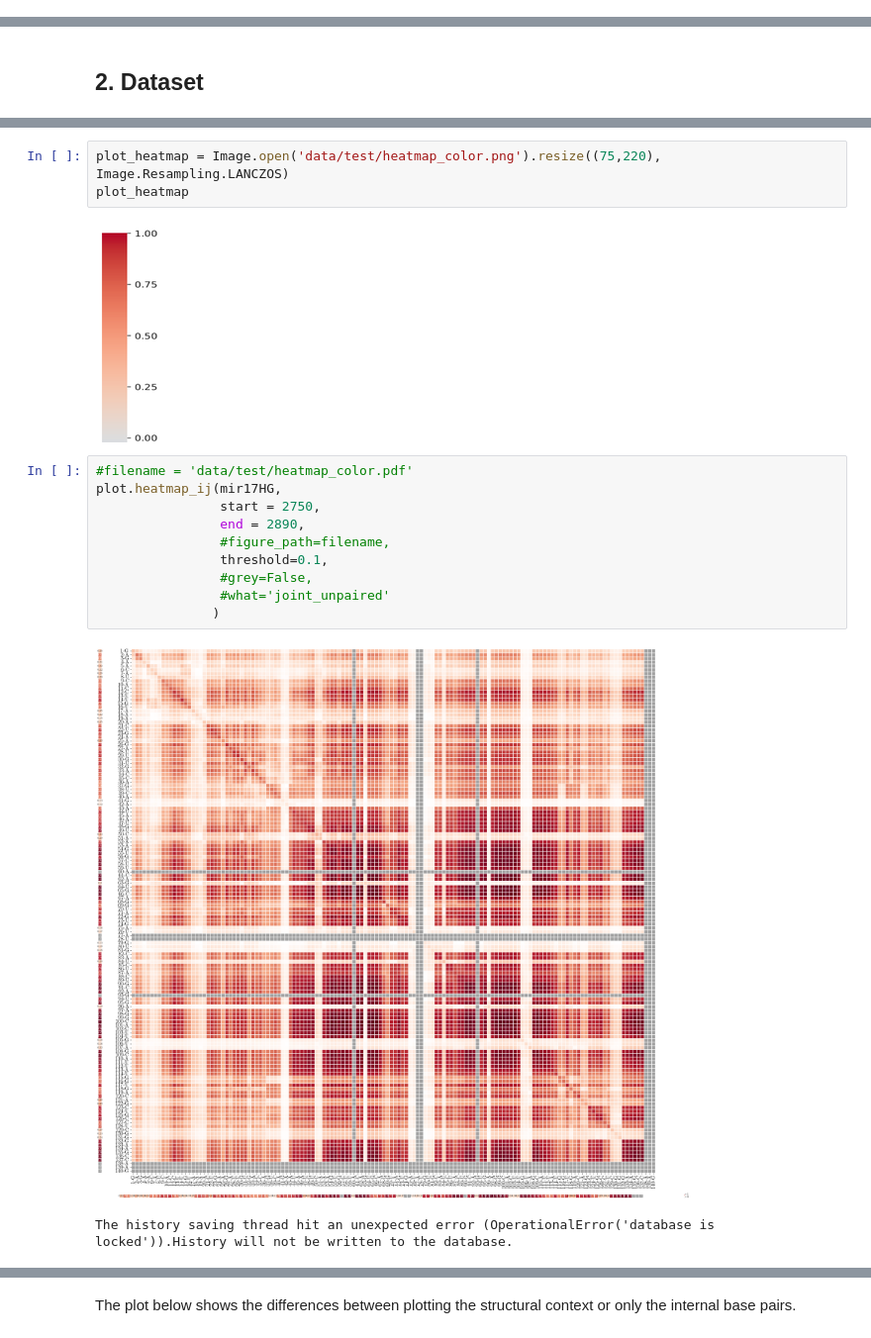
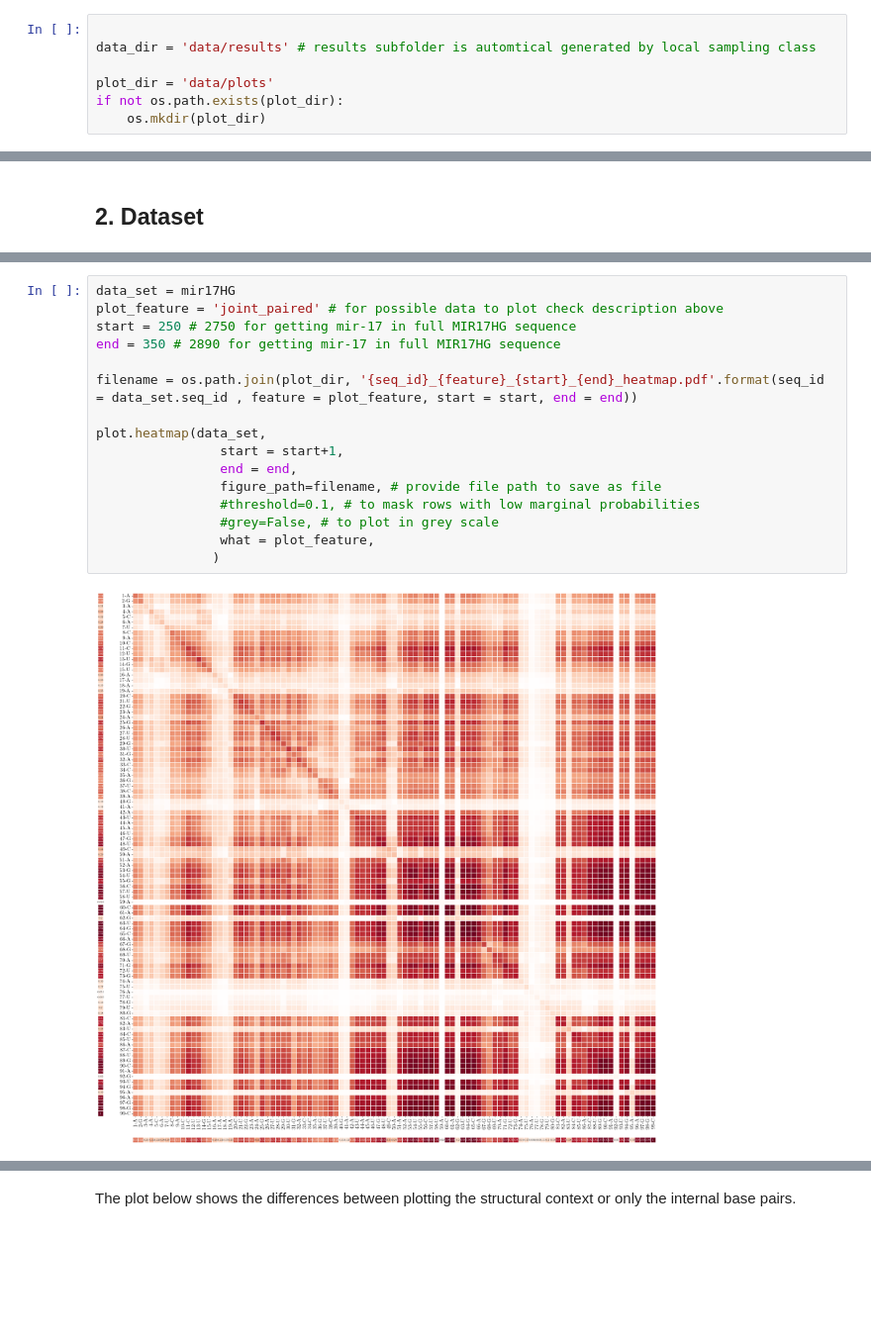
Before and after one commit to ViennaRNA/PLfoldSampling, a Jupyter notebook: PLfold_tutorial.ipynb, the cells around one changed output, grey strips where cells are left out. Shown: that part at 99% size. Cells and saved outputs as stored; diff of their text form; blank space fills up the shorter version.

```diff
--- a/PLfold_tutorial.ipynb
+++ b/PLfold_tutorial.ipynb
@@ -16,3 +19,10 @@ from PIL import Image
+# %%
+
+data_dir = 'data/results' # results subfolder is automtical generated by local sampling class
+
+plot_dir = 'data/plots'
+if not os.path.exists(plot_dir):
+    os.mkdir(plot_dir)
 # %% [markdown]
 ## 1. Implementation
 
@@ -155,18 +261,18 @@ In the context of conditional probabilities: If the condition is fullfilled with
-# %%
-plot_heatmap = Image.open('data/test/heatmap_color.png').resize((75,220), Image.Resampling.LANCZOS)
-plot_heatmap
-# %% [output]
-[figure, removed]
 # %%
-#filename = 'data/test/heatmap_color.pdf'
-plot.heatmap_ij(mir17HG,
-                start = 2750,
-                end = 2890,
-                #figure_path=filename,
-                threshold=0.1,
-                #grey=False,
-                #what='joint_unpaired'
+data_set = mir17HG
+plot_feature = 'joint_paired' # for possible data to plot check description above
+start = 250 # 2750 for getting mir-17 in full MIR17HG sequence
+end = 350 # 2890 for getting mir-17 in full MIR17HG sequence
+
+filename = os.path.join(plot_dir, '{seq_id}_{feature}_{start}_{end}_heatmap.pdf'.format(seq_id = data_set.seq_id , feature = plot_feature, start = start, end = end))
+
+plot.heatmap(data_set,
+                start = start+1,
+                end = end,
+                figure_path=filename, # provide file path to save as file
+                #threshold=0.1, # to mask rows with low marginal probabilities
+                #grey=False, # to plot in grey scale
+                what = plot_feature,
                )
 # %% [output]
-[figure, old version]
+[figure, new version]
-The history saving thread hit an unexpected error (OperationalError('database is locked')).History will not be written to the database.
```
Also changed, not shown: parts of 45 cells of this notebook.
